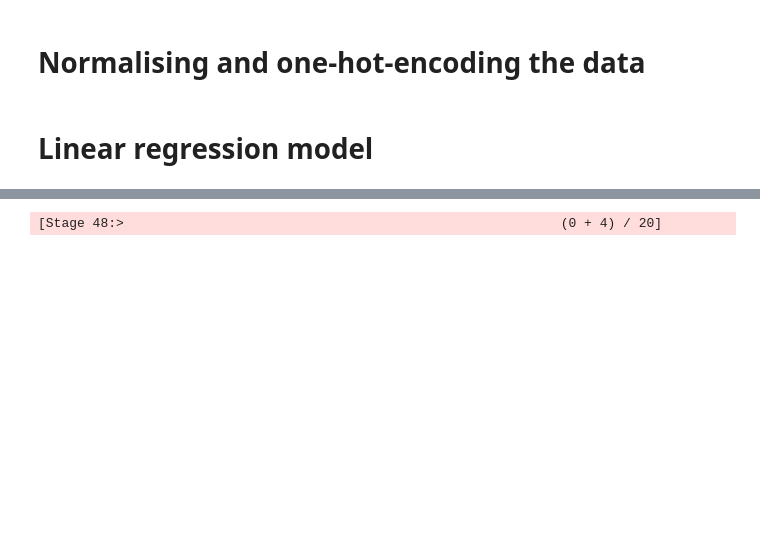
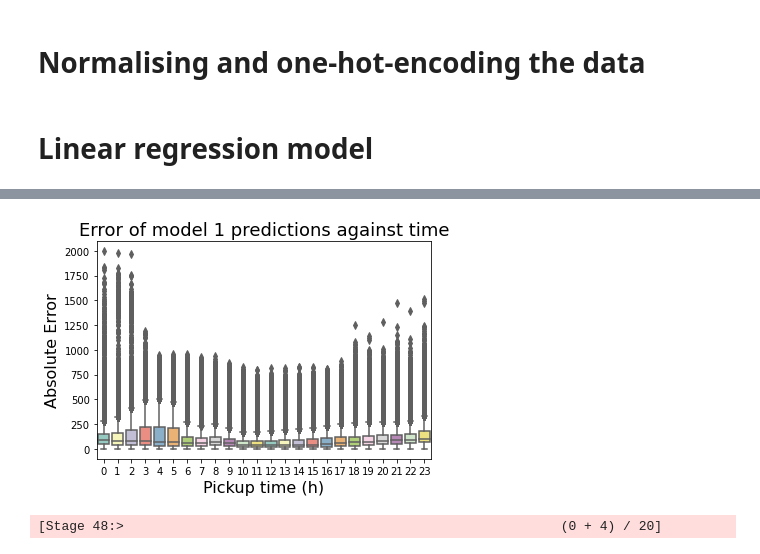
Before and after one commit to MAST30034-Applied-Data-Science/mast30034-project-1-ToomasRo, a Jupyter notebook: notebooks/modelling2.ipynb, the cells around one changed output, grey strips where cells are left out. Cells and saved outputs as stored; diff of their text form; code cells hidden in the pictures; blank space fills up the shorter version.

Commit message:
talking about errors

```diff
--- a/notebooks/modelling2.ipynb
+++ b/notebooks/modelling2.ipynb
@@ -160 +121,9 @@ RMSE: 226.657606
 r2: 0.585689
+# %%
+error_rate_df = lm.transform(model_sdf.sample(0.05, 42))\
+    .drop('pickup_datetime').dropDuplicates() \
+    .select('PUHour', 'count', 'prediction') \
+    .withColumn('error', F.abs(F.col('prediction') - F.col('count'))) \
+    .toPandas()
+
+error_rate_df
@@ -161,3 +153,16 @@ r2: 0.585689
+# %%
+import seaborn as sns
+import matplotlib.pyplot as plt
+plt.rcParams['savefig.dpi'] = 400
+sns.boxplot(x="PUHour", y="error", data=error_rate_df, palette="Set3")
+
+plt.xlabel('Pickup time (h)', fontsize=16)
+plt.ylabel('Absolute Error', fontsize=16)
+plt.title('Error of model 1 predictions against time', fontsize=18)
+
+plt.savefig('../plots/model1_error_hour.jpeg')
+# %% [output]
+[figure, added]
 # %%
 residuals = trainingSummary.residuals.sample(0.05, 42).toPandas()
 # %% [output]
```
Also changed, not shown: parts of 17 cells of this notebook, 4 other files.
